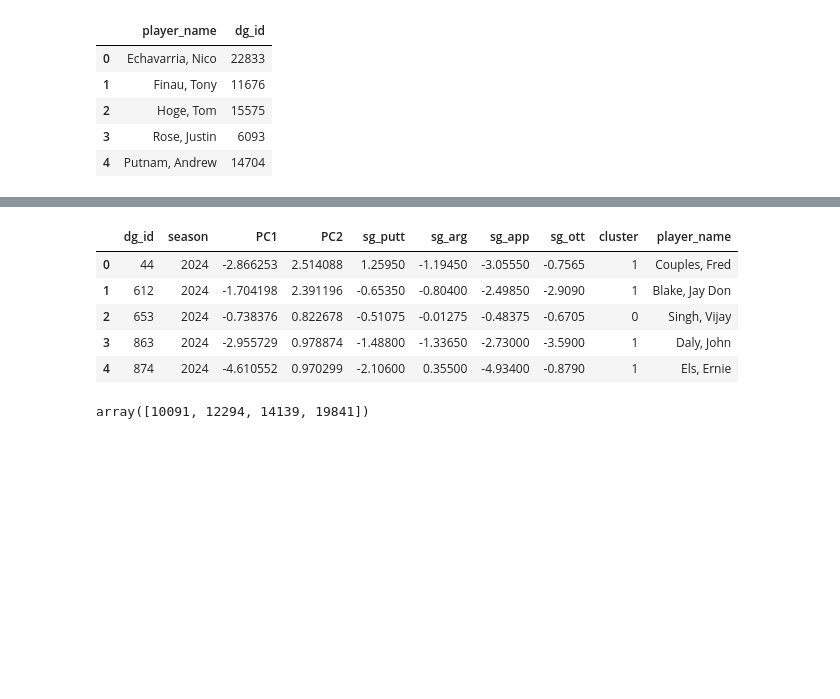
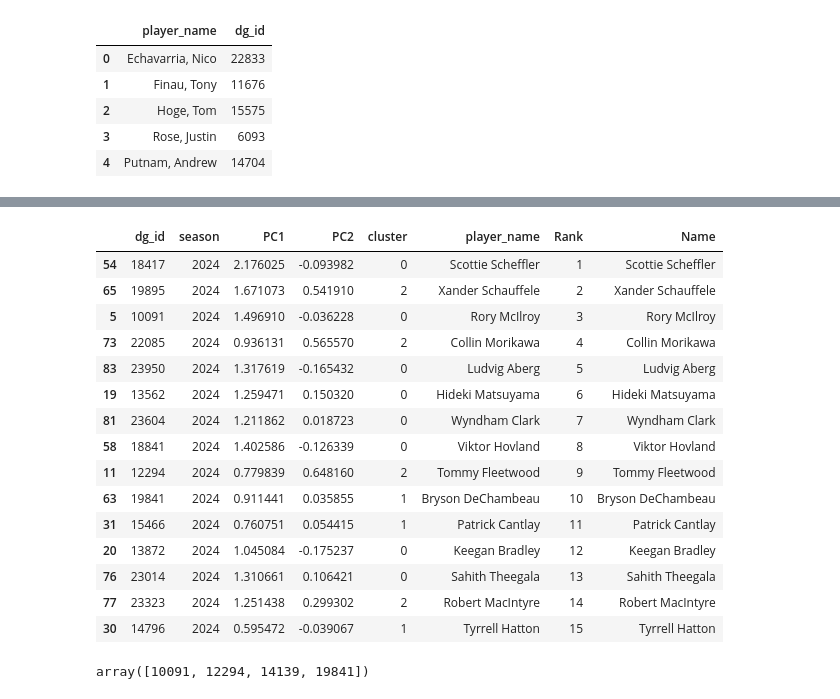
Before and after one commit to vetherton/COS497IW, a Jupyter notebook: Clustering.ipynb, the cells around one changed output, grey strips where cells are left out. Saved outputs shown, nothing was run; the diff lists cells and outputs as text; code cells hidden in the pictures; blank space fills up the shorter version.

```diff
--- a/Clustering.ipynb
+++ b/Clustering.ipynb
@@ -31,5 +99,5 @@ PCA.head()
 # %%
-pc_cols = ["PC1", "PC2"]
+# pc_cols = ["PC1", "PC2"]
 
-scaler = StandardScaler()
-PCA[pc_cols] = scaler.fit_transform(PCA[pc_cols])
+# scaler = StandardScaler()
+# PCA[pc_cols] = scaler.fit_transform(PCA[pc_cols])
@@ -36,9 +115,8 @@ PCA[pc_cols] = scaler.fit_transform(PCA[pc_cols])
 # %%
 key_cols = ['dg_id', 'season']
 
-feature_cols = [col for col in PCA.columns if col not in key_cols]
-
-X = PCA[feature_cols].to_numpy()
+# X = PCA[["ott_ratio","app_ratio","arg_ratio","putt_ratio","driving_dist","driving_acc","gir"]]
+X = PCA[["PC1", "PC2"]]
 
 scaler = StandardScaler()
 Xz = scaler.fit_transform(X)
@@ -90,5 +159,5 @@ plt.show()
 # %%
-km = KMeans(n_clusters=5, n_init=10, random_state=0)
+km = KMeans(n_clusters=3, n_init=10, random_state=0)
 labels = km.fit_predict(Xz)
 
 clusters_df = PCA.copy()
@@ -104 +171,5 @@ cluster
 Name: count, dtype: int64
+# %%
+clusters_df["cluster"] = labels
+cluster_means = clusters_df.groupby("cluster")[X.columns].mean().round(2)
+print(cluster_means)
@@ -126,12 +203,22 @@ plt.show()
 # %%
 merged_clusters = clusters_df.merge(player_df, on="dg_id", how="inner")
 # %%
-merged_clusters.head()
+merged_clusters.nsmallest(15, 'Rank')
 # %% [output]
-|  | dg_id | season | PC1 | PC2 | sg_putt | sg_arg | sg_app | sg_ott | cluster | player_name |
-| 0 | 44 | 2024 | -2.866253 | 2.514088 | 1.25950 | -1.19450 | -3.05550 | -0.7565 | 1 | Couples, Fred |
-| 1 | 612 | 2024 | -1.704198 | 2.391196 | -0.65350 | -0.80400 | -2.49850 | -2.9090 | 1 | Blake, Jay Don |
-| 2 | 653 | 2024 | -0.738376 | 0.822678 | -0.51075 | -0.01275 | -0.48375 | -0.6705 | 0 | Singh, Vijay |
-| 3 | 863 | 2024 | -2.955729 | 0.978874 | -1.48800 | -1.33650 | -2.73000 | -3.5900 | 1 | Daly, John |
-| 4 | 874 | 2024 | -4.610552 | 0.970299 | -2.10600 | 0.35500 | -4.93400 | -0.8790 | 1 | Els, Ernie |
+|  | dg_id | season | PC1 | PC2 | cluster | player_name | Rank | Name |
+| 54 | 18417 | 2024 | 2.176025 | -0.093982 | 0 | Scottie Scheffler | 1 | Scottie Scheffler |
+| 65 | 19895 | 2024 | 1.671073 | 0.541910 | 2 | Xander Schauffele | 2 | Xander Schauffele |
+| 5 | 10091 | 2024 | 1.496910 | -0.036228 | 0 | Rory McIlroy | 3 | Rory McIlroy |
+| 73 | 22085 | 2024 | 0.936131 | 0.565570 | 2 | Collin Morikawa | 4 | Collin Morikawa |
+| 83 | 23950 | 2024 | 1.317619 | -0.165432 | 0 | Ludvig Aberg | 5 | Ludvig Aberg |
+| 19 | 13562 | 2024 | 1.259471 | 0.150320 | 0 | Hideki Matsuyama | 6 | Hideki Matsuyama |
+| 81 | 23604 | 2024 | 1.211862 | 0.018723 | 0 | Wyndham Clark | 7 | Wyndham Clark |
+| 58 | 18841 | 2024 | 1.402586 | -0.126339 | 0 | Viktor Hovland | 8 | Viktor Hovland |
+| 11 | 12294 | 2024 | 0.779839 | 0.648160 | 2 | Tommy Fleetwood | 9 | Tommy Fleetwood |
+| 63 | 19841 | 2024 | 0.911441 | 0.035855 | 1 | Bryson DeChambeau | 10 | Bryson DeChambeau |
+| 31 | 15466 | 2024 | 0.760751 | 0.054415 | 1 | Patrick Cantlay | 11 | Patrick Cantlay |
+| 20 | 13872 | 2024 | 1.045084 | -0.175237 | 0 | Keegan Bradley | 12 | Keegan Bradley |
+| 76 | 23014 | 2024 | 1.310661 | 0.106421 | 0 | Sahith Theegala | 13 | Sahith Theegala |
+| 77 | 23323 | 2024 | 1.251438 | 0.299302 | 2 | Robert MacIntyre | 14 | Robert MacIntyre |
+| 30 | 14796 | 2024 | 0.595472 | -0.039067 | 1 | Tyrrell Hatton | 15 | Tyrrell Hatton |
 # %%
```
Also changed, not shown: parts of 27 cells of this notebook, 7 other files.
